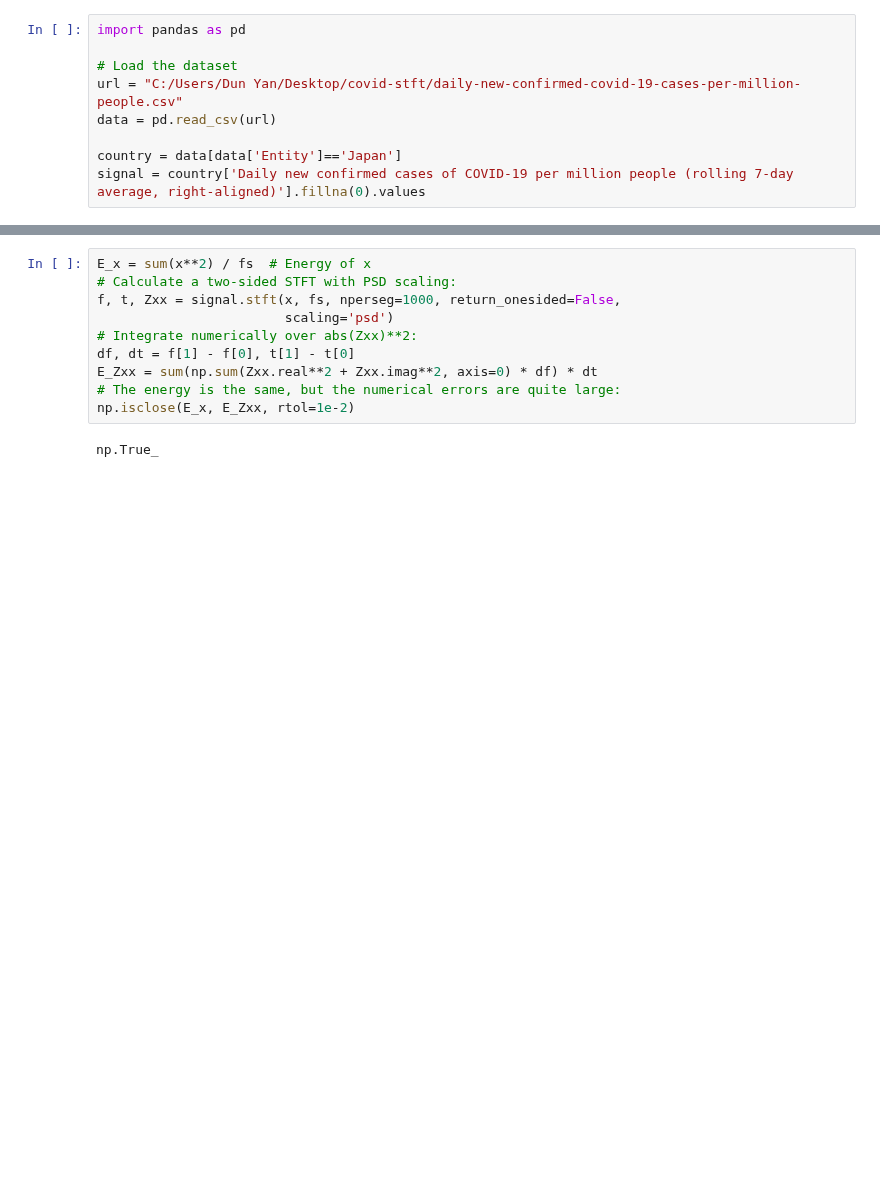
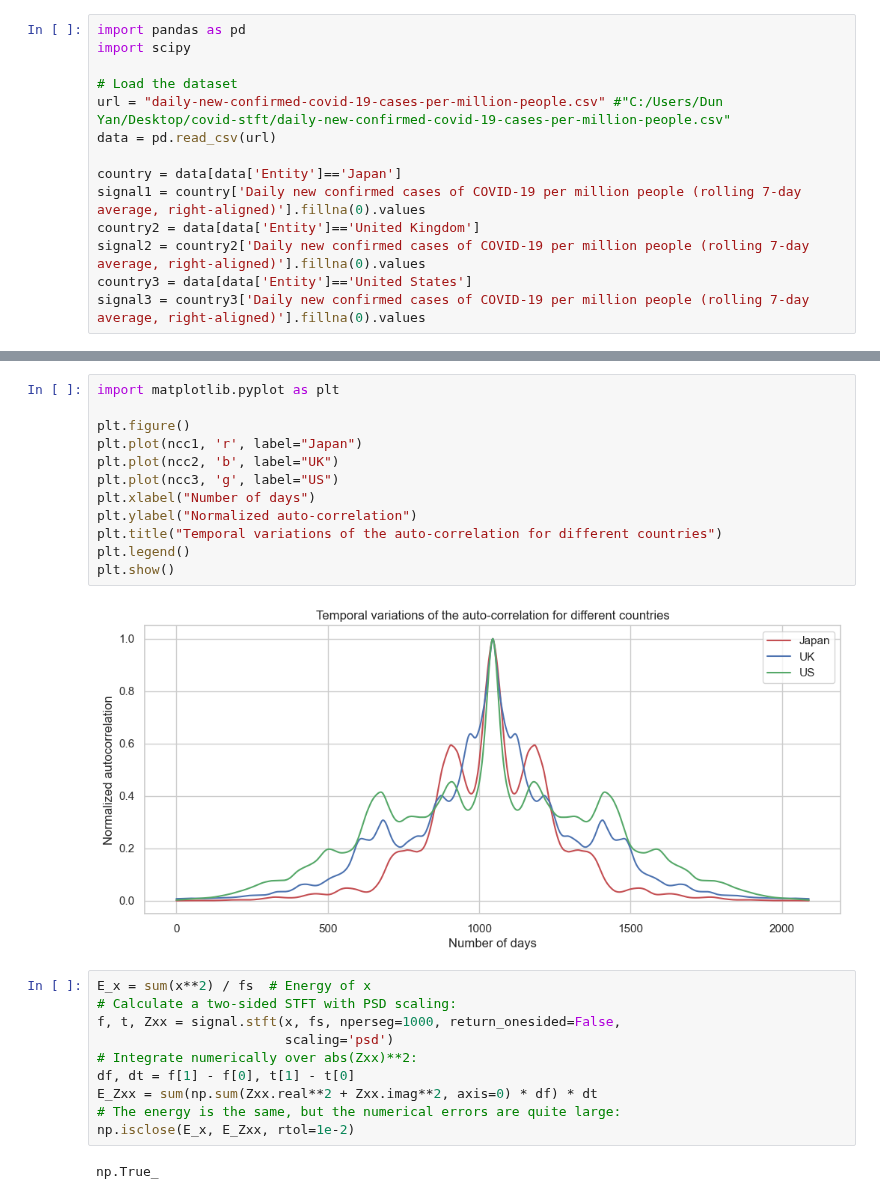
Before and after one commit to dunyanong/covid-stft, a Jupyter notebook: STFT.ipynb, the cells around one changed output, grey strips where cells are left out. Cells and saved outputs as stored; diff of their text form; blank space fills up the shorter version.

Commit message:
added function for cross-correlation computation + images used in report

```diff
--- a/STFT.ipynb
+++ b/STFT.ipynb
@@ -1,10 +1,15 @@
 # %%
 import pandas as pd
+import scipy
 
 # Load the dataset
-url = "C:/Users/Dun Yan/Desktop/covid-stft/daily-new-confirmed-covid-19-cases-per-million-people.csv"
+url = "daily-new-confirmed-covid-19-cases-per-million-people.csv" #"C:/Users/Dun Yan/Desktop/covid-stft/daily-new-confirmed-covid-19-cases-per-million-people.csv"
 data = pd.read_csv(url)
 
 country = data[data['Entity']=='Japan']
-signal = country['Daily new confirmed cases of COVID-19 per million people (rolling 7-day average, right-aligned)'].fillna(0).values
+signal1 = country['Daily new confirmed cases of COVID-19 per million people (rolling 7-day average, right-aligned)'].fillna(0).values
+country2 = data[data['Entity']=='United Kingdom']
+signal2 = country2['Daily new confirmed cases of COVID-19 per million people (rolling 7-day average, right-aligned)'].fillna(0).values
+country3 = data[data['Entity']=='United States']
+signal3 = country3['Daily new confirmed cases of COVID-19 per million people (rolling 7-day average, right-aligned)'].fillna(0).values
 # %%
@@ -314,3 +61,17 @@ Deaths column not found in dataset; skipping case->death delay estimation. If yo
+# %%
+import matplotlib.pyplot as plt
+
+plt.figure()
+plt.plot(ncc1, 'r', label="Japan")
+plt.plot(ncc2, 'b', label="UK")
+plt.plot(ncc3, 'g', label="US")
+plt.xlabel("Number of days")
+plt.ylabel("Normalized auto-correlation")
+plt.title("Temporal variations of the auto-correlation for different countries")
+plt.legend()
+plt.show()
+# %% [output]
+[figure, added]
 # %%
 E_x = sum(x**2) / fs  # Energy of x
 # Calculate a two-sided STFT with PSD scaling:
```
Also changed, not shown: parts of 3 cells of this notebook, 12 other files.
